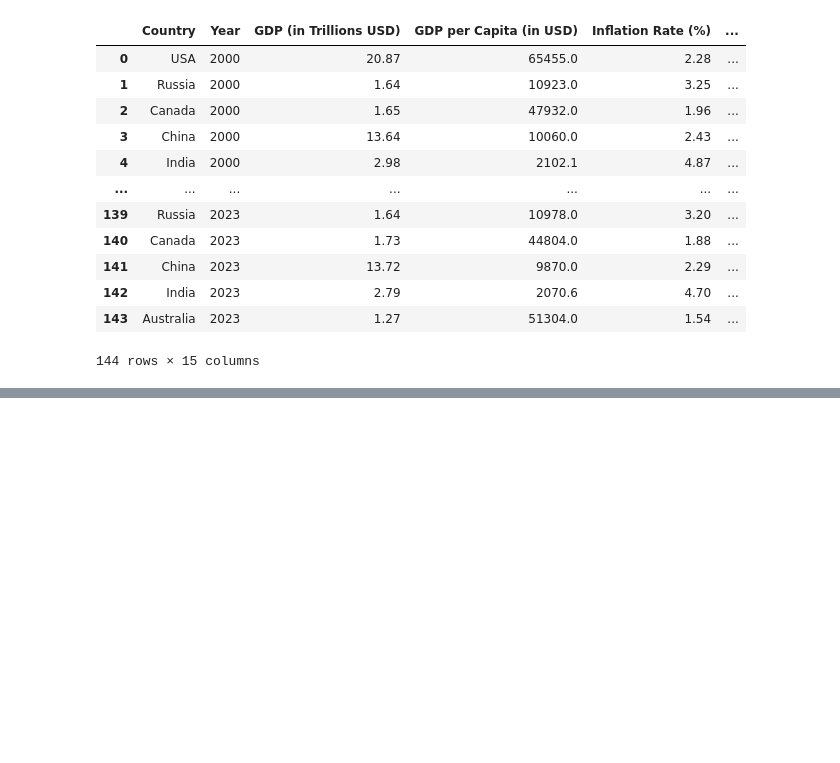
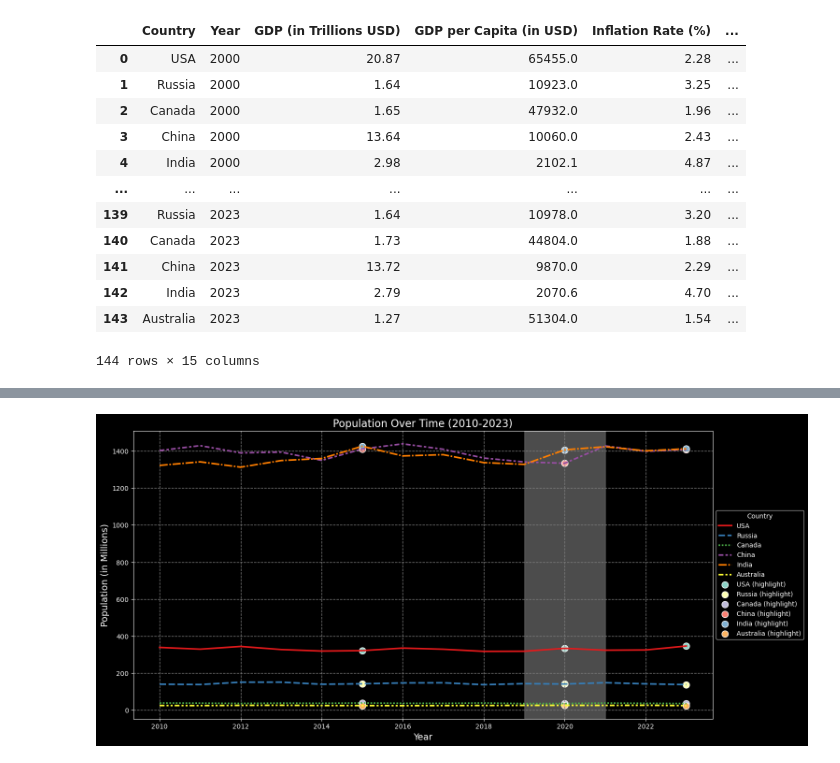
Before and after one commit to karinaahumada01/Project-3, a Jupyter notebook: country_comparison.ipynb, the cells around one changed output, grey strips where cells are left out. Saved outputs shown, nothing was run; the diff lists cells and outputs as text; code cells hidden in the pictures; blank space fills up the shorter version.

```diff
--- a/country_comparison.ipynb
+++ b/country_comparison.ipynb
@@ -133,0 +172,42 @@ display(countries_cleaned_df)
+# %%
+# Set a dark background style for the plot
+plt.style.use('dark_background')
+
+# Set up the figure
+plt.figure(figsize=(16, 8))
+
+# Plot the line chart
+sns.lineplot(data=filtered_df, x='Year', y='Population', hue='Country', linewidth=2.5, style='Country', palette="Set1")
+
+# Highlight points for specific years
+highlight_years = [2015, 2020, 2023]  # Specify years to highlight
+
+# Loop over each country to add scatter points
+for country in filtered_df['Country'].unique():
+    # Filter data for the specific country and years to highlight
+    country_data = filtered_df[(filtered_df['Country'] == country) & (filtered_df['Year'].isin(highlight_years))]
+
+    # Plot scatter points on the line for the highlighted years
+    plt.scatter(
+        country_data['Year'],
+        country_data['Population'],
+        label=f'{country} (highlight)',
+        s=100,  # Size of the points
+        marker='o',  # Marker shape
+        edgecolor='white'  # Optional: White outline for better visibility
+    )
+
+# Add gridlines and customize the legend and labels
+plt.grid(True, which='both', linestyle='--', linewidth=1, color="gray")
+plt.legend(title='Country', loc='center left', bbox_to_anchor=(1, 0.5), fontsize='medium')
+plt.title('Population Over Time (2010-2023)', fontsize=16, color='white')
+plt.xlabel('Year', fontsize=14, color='white')
+plt.ylabel('Population (in Millions)', fontsize=14, color='white')
+
+# Add shading for COVID-19 period (optional)
+plt.axvspan(2019, 2021, color="white", alpha=0.3, label="COVID-19 Pandemic")
+
+# Show the final chart
+plt.show()
+# %% [output]
+[figure, added]
```
Also changed, not shown: parts of 23 cells of this notebook.
